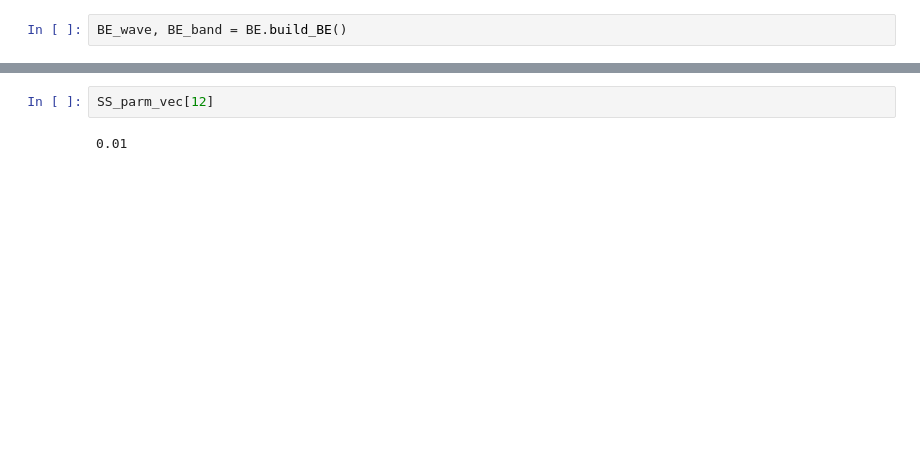
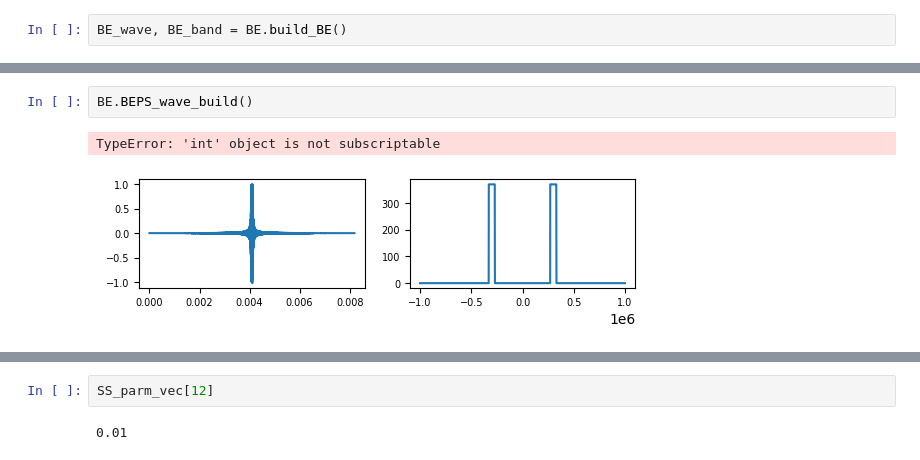
Before and after one commit to m3-learning/BandExcitation, a Jupyter notebook: BE_wave.ipynb, the cells around one changed output, grey strips where cells are left out. Drawn from its saved outputs; the diff is of its cells as text; blank space fills up the shorter version.

```diff
--- a/BE_wave.ipynb
+++ b/BE_wave.ipynb
@@ -26,3 +41,8 @@ plt.plot(BE_wave)
+# %%
+BE.BEPS_wave_build()
+# %% [output]
+TypeError: 'int' object is not subscriptable
+[figure, added]
 # %%
 import numpy as np
 from scipy.special import erf
```
Also changed, not shown: parts of 4 cells of this notebook, 2 other files.
